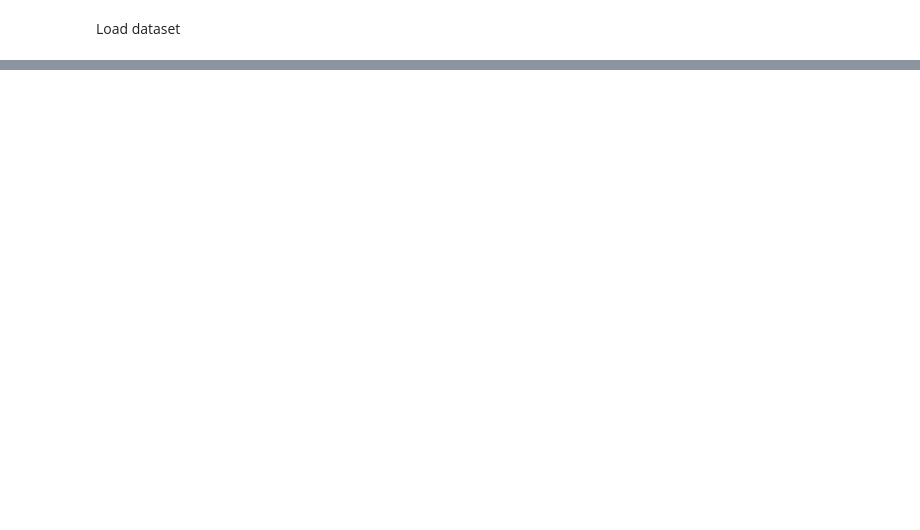
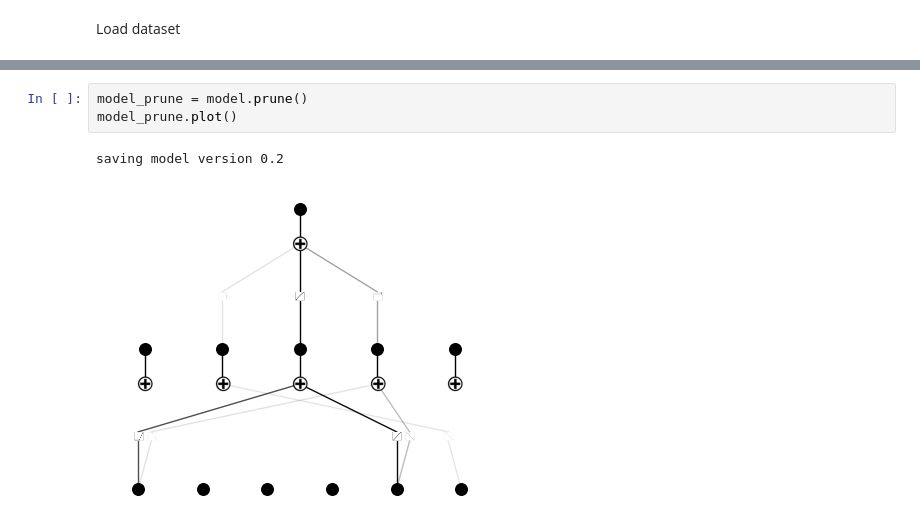
Before and after one commit to Spatial-Info-Telligence-Lab/KAN-EC, a Jupyter notebook: kan-ec-sites.ipynb, the cells around one changed output, grey strips where cells are left out. Saved outputs shown, nothing was run; the diff lists cells and outputs as text; blank space fills up the shorter version.

```diff
--- a/kan-ec-sites.ipynb
+++ b/kan-ec-sites.ipynb
@@ -181,0 +169,6 @@ Test year 2020: Train R² 0.000, Test R² -0.450
+# %%
+model_prune = model.prune()
+model_prune.plot()
+# %% [output]
+saving model version 0.2
+[figure, added]
```
Also changed, not shown: parts of 7 cells of this notebook, 48 other files.
